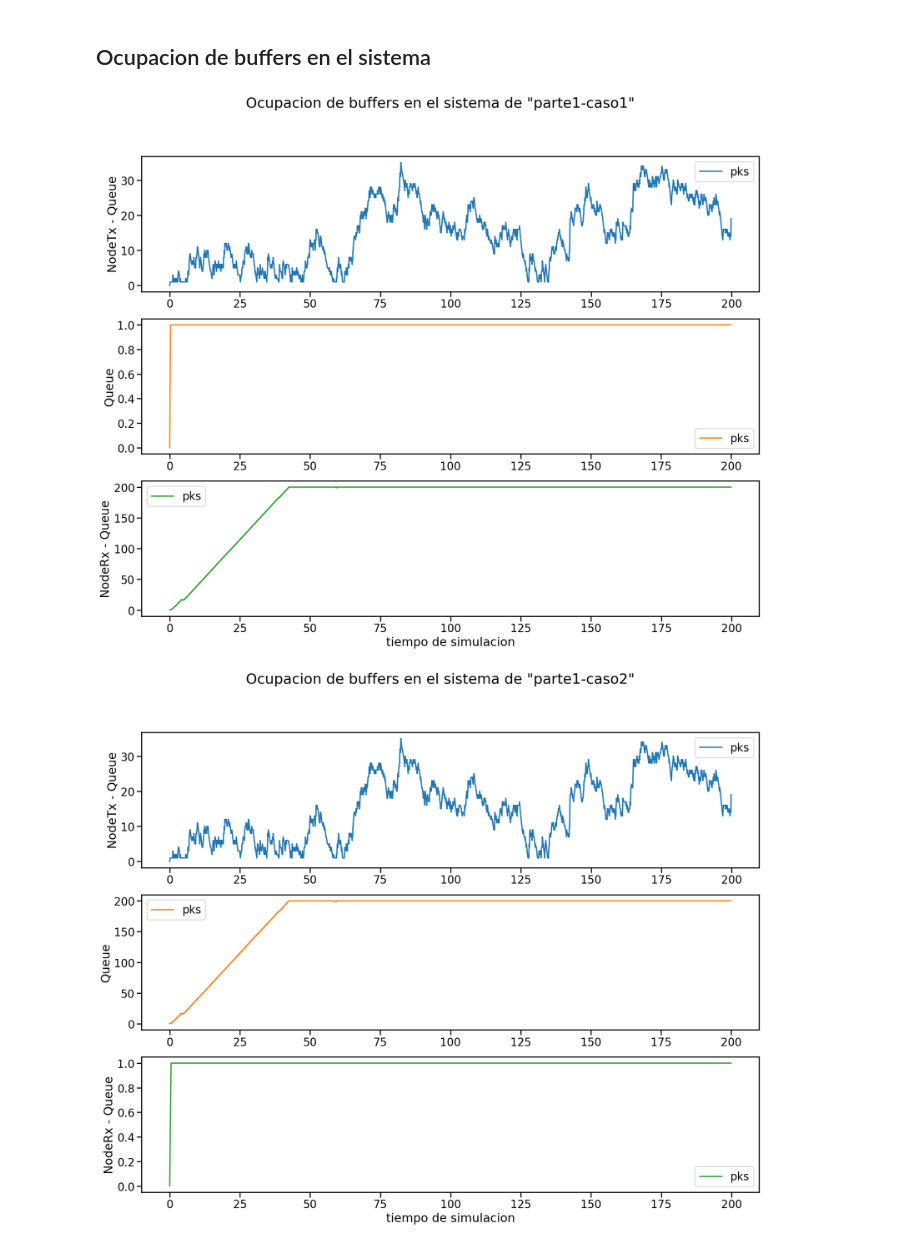
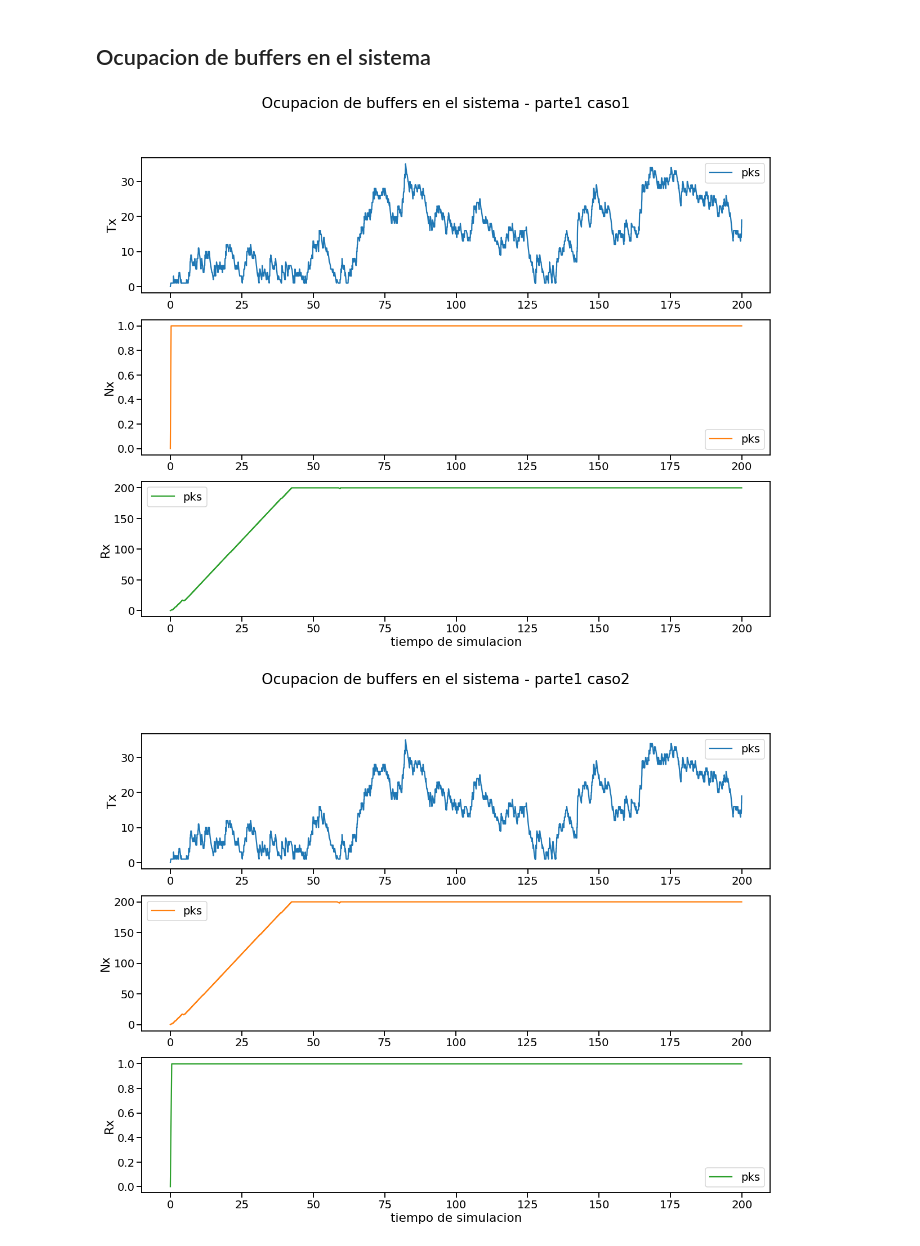
Before and after one commit to Kidmand/Redes-LAB-3, a Jupyter notebook: Notebook-results-part1.ipynb, the cells around one changed output. Cells and saved outputs as stored; diff of their text form; code cells hidden in the pictures.

```diff
--- a/Notebook-results-part1.ipynb
+++ b/Notebook-results-part1.ipynb
@@ -14,6 +14,9 @@ seaborn.set_context(context='talk', font_scale=1.2)
 sca_dir = 'DATA-P1/'
 archivos_sca = os.listdir(sca_dir)
 
+# Ordeno los archivos para que queden simpre en orden:
+archivos_sca.sort()
+
 # Cargamos los datos de los archivos en el array `data`
 # se mapea la info de cada caso n a la posicion n-1 en el array
 data = []
@@ -22,3 +25,10 @@ for caso in range(len(archivos_sca)):
     data.append(aux)
 
 print("archivos cargados: ",', '.join(archivos_sca))
+
+archivos_procesados = []
+for archivo in archivos_sca:
+    nombre = archivo.replace('.csv', '').replace('-', ' ')
+    archivos_procesados.append(nombre)
+
+print("archivos procesados: ",', '.join(archivos_procesados))
@@ -41,36 +54,36 @@ for c in range(len(data)):
     buffer_sink = caso.loc[(caso['module'] == 'Network.nodeRx.queue') & (caso['name'] == 'BufferSizeVector'), 'vecvalue'].tolist()
     # cota_sink = caso.loc[(caso['type'] == 'config') & (caso['attrname'] == 'Network.nodeRx.traRx.bufferCota'), 'attrvalue'].tolist()
     buffSize_sink = caso.loc[(caso['type'] == 'config') & (caso['attrname'] == 'Network.queue.bufferSize'), 'attrvalue'].tolist()
 
     # convertimos los valores (ahora strings separados por comas) a listas para poder graficarlos
     time_gen = list(map(float,time_gen[0].split()))
     time_queue = list(map(float,time_queue[0].split()))
     time_sink = list(map(float,time_sink[0].split()))
     buffer_gen = list(map(float,buffer_gen[0].split()))
     buffer_queue = list(map(float,buffer_queue[0].split()))
     buffer_sink = list(map(float,buffer_sink[0].split()))
     # cota_queue = [float(cota_queue[0])*float(buffSize_queue[0])] * (len(time_queue))
     # cota_sink = [float(cota_sink[0])*float(buffSize_sink[0])] * (len(time_sink))
 
     # Graficamos
     fig, ax = plt.subplots(3,figsize=(20, 15))
-    fig.suptitle('Ocupacion de buffers en el sistema de "{}"'.format(archivos_sca[c]).replace('.csv',''))
+    fig.suptitle('Ocupacion de buffers en el sistema - {}'.format(archivos_procesados[c]))
     plt.xlabel("tiempo de simulacion")
     #
     ax[0].plot(time_gen,buffer_gen, color='tab:blue', label="pks")
     ax[1].plot(time_queue,buffer_queue, color='tab:orange', label="pks")
     # ax[1].plot(time_queue,cota_queue, color='tab:red', label="Cota", linestyle='--')
     ax[2].plot(time_sink,buffer_sink, color='tab:green', label="pks")
     # ax[2].plot(time_sink,cota_sink, color='tab:red', label="Cota", linestyle='--')
     #
-    ax[0].set_ylabel("NodeTx - Queue")
-    ax[1].set_ylabel("Queue")
-    ax[2].set_ylabel("NodeRx - Queue")
+    ax[0].set_ylabel("Tx")
+    ax[1].set_ylabel("Nx")
+    ax[2].set_ylabel("Rx")
     #
     ax[0].legend()
     ax[1].legend()
     ax[2].legend()
     plt.show
 # %% [output]
-[figure, old version]
+[figure, new version]
-[figure, old version]
+[figure, new version]
```
Also changed, not shown: parts of 10 cells of this notebook, 1 other file.
